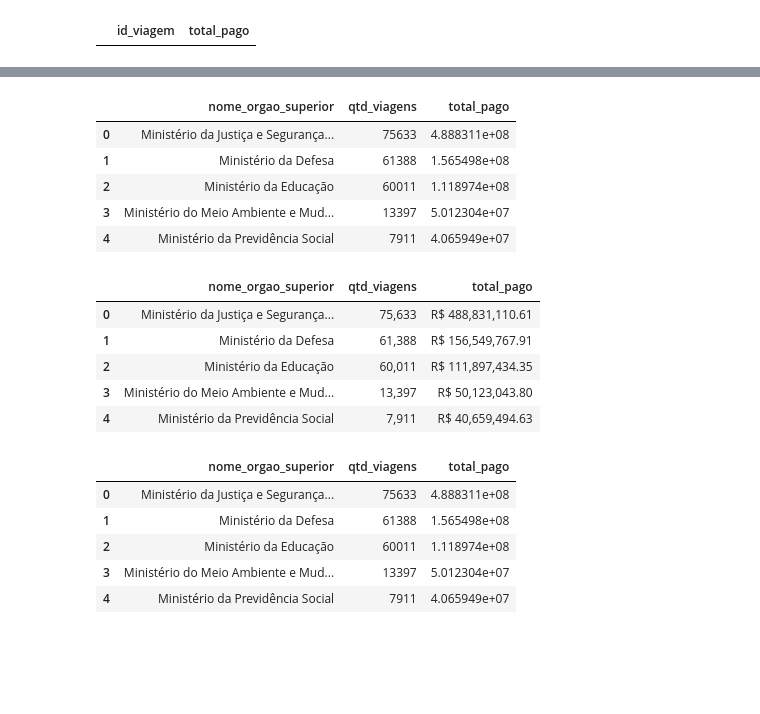
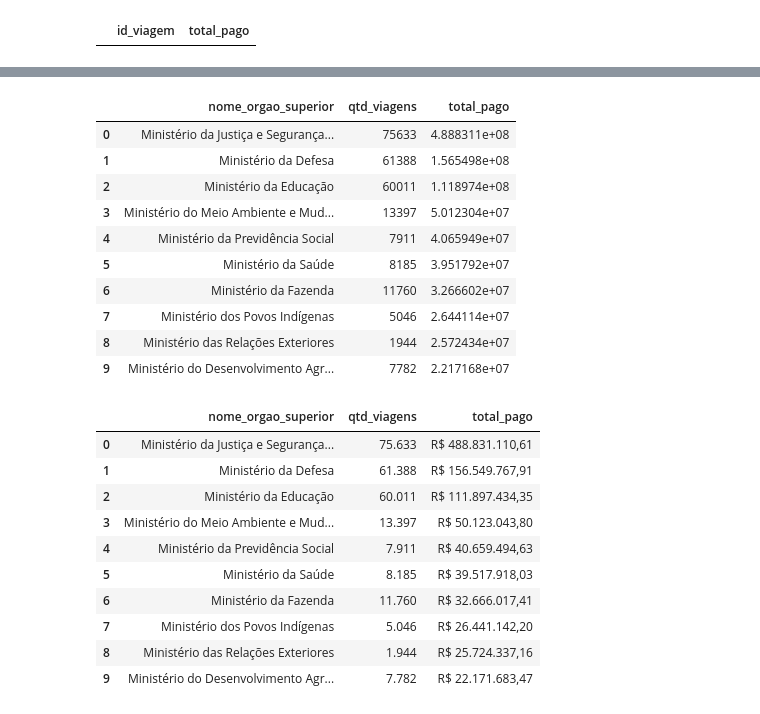
Before and after one commit to leonardofelipe85/pipeline-viagens-servico, a Jupyter notebook: 3_analise.ipynb, the cells around one changed output, grey strips where cells are left out. Saved outputs shown, nothing was run; the diff lists cells and outputs as text; code cells hidden in the pictures; blank space fills up the shorter version.

```diff
--- a/3_analise.ipynb
+++ b/3_analise.ipynb
@@ -286,16 +285,14 @@ executar(
     """
 )
 # %%
-df_gold = pd.read_sql(
-    """
-    SELECT *
+sql_orgao = """
+    SELECT nome_orgao_superior, qtd_viagens, total_pago
     FROM gold_custo_orgao
     ORDER BY total_pago DESC
-    LIMIT 5
-    """,
-    conexao
-)
-df_gold
+    LIMIT 10;
+    """
+df_orgao = pd.read_sql(sql_orgao, conexao)
+df_orgao
 # %% [output]
 |  | nome_orgao_superior | qtd_viagens | total_pago |
 | 0 | Ministério da Justiça e Segurança... | 75633 | 4.888311e+08 |
@@ -303,15 +300,25 @@ df_gold
 | 2 | Ministério da Educação | 60011 | 1.118974e+08 |
 | 3 | Ministério do Meio Ambiente e Mud... | 13397 | 5.012304e+07 |
 | 4 | Ministério da Previdência Social | 7911 | 4.065949e+07 |
+| 5 | Ministério da Saúde | 8185 | 3.951792e+07 |
+| 6 | Ministério da Fazenda | 11760 | 3.266602e+07 |
+| 7 | Ministério dos Povos Indígenas | 5046 | 2.644114e+07 |
+| 8 | Ministério das Relações Exteriores | 1944 | 2.572434e+07 |
+| 9 | Ministério do Desenvolvimento Agr... | 7782 | 2.217168e+07 |
 # %%
-df_gold.style.format({
-    "total_pago": "R$ {:,.2f}",
-    "qtd_viagens": "{:,.0f}"
+df_orgao.style.format({
+    "total_pago": lambda x: f"R$ {x:,.2f}".replace(",", "X").replace(".", ",").replace("X", "."),
+    "qtd_viagens": lambda x: f"{x:,.0f}".replace(",", ".")
 })
 # %% [output]
 |  | nome_orgao_superior | qtd_viagens | total_pago |
-| 0 | Ministério da Justiça e Segurança... | 75,633 | R$ 488,831,110.61 |
-| 1 | Ministério da Defesa | 61,388 | R$ 156,549,767.91 |
-| 2 | Ministério da Educação | 60,011 | R$ 111,897,434.35 |
-| 3 | Ministério do Meio Ambiente e Mud... | 13,397 | R$ 50,123,043.80 |
-| 4 | Ministério da Previdência Social | 7,911 | R$ 40,659,494.63 |
+| 0 | Ministério da Justiça e Segurança... | 75.633 | R$ 488.831.110,61 |
+| 1 | Ministério da Defesa | 61.388 | R$ 156.549.767,91 |
+| 2 | Ministério da Educação | 60.011 | R$ 111.897.434,35 |
+| 3 | Ministério do Meio Ambiente e Mud... | 13.397 | R$ 50.123.043,80 |
+| 4 | Ministério da Previdência Social | 7.911 | R$ 40.659.494,63 |
+| 5 | Ministério da Saúde | 8.185 | R$ 39.517.918,03 |
+| 6 | Ministério da Fazenda | 11.760 | R$ 32.666.017,41 |
+| 7 | Ministério dos Povos Indígenas | 5.046 | R$ 26.441.142,20 |
+| 8 | Ministério das Relações Exteriores | 1.944 | R$ 25.724.337,16 |
+| 9 | Ministério do Desenvolvimento Agr... | 7.782 | R$ 22.171.683,47 |
@@ -333,19 +324,0 @@ executar(
-# %%
-df_view = pd.read_sql(
-    """
-    SELECT *
-    FROM vw_custo_orgao
-    ORDER BY total_pago DESC
-    LIMIT 5
-    """,
-    conexao
-)
-
-df_view
-# %% [output]
-|  | nome_orgao_superior | qtd_viagens | total_pago |
-| 0 | Ministério da Justiça e Segurança... | 75633 | 4.888311e+08 |
-| 1 | Ministério da Defesa | 61388 | 1.565498e+08 |
-| 2 | Ministério da Educação | 60011 | 1.118974e+08 |
-| 3 | Ministério do Meio Ambiente e Mud... | 13397 | 5.012304e+07 |
-| 4 | Ministério da Previdência Social | 7911 | 4.065949e+07 |
```
Also changed, not shown: parts of 12 cells of this notebook.
